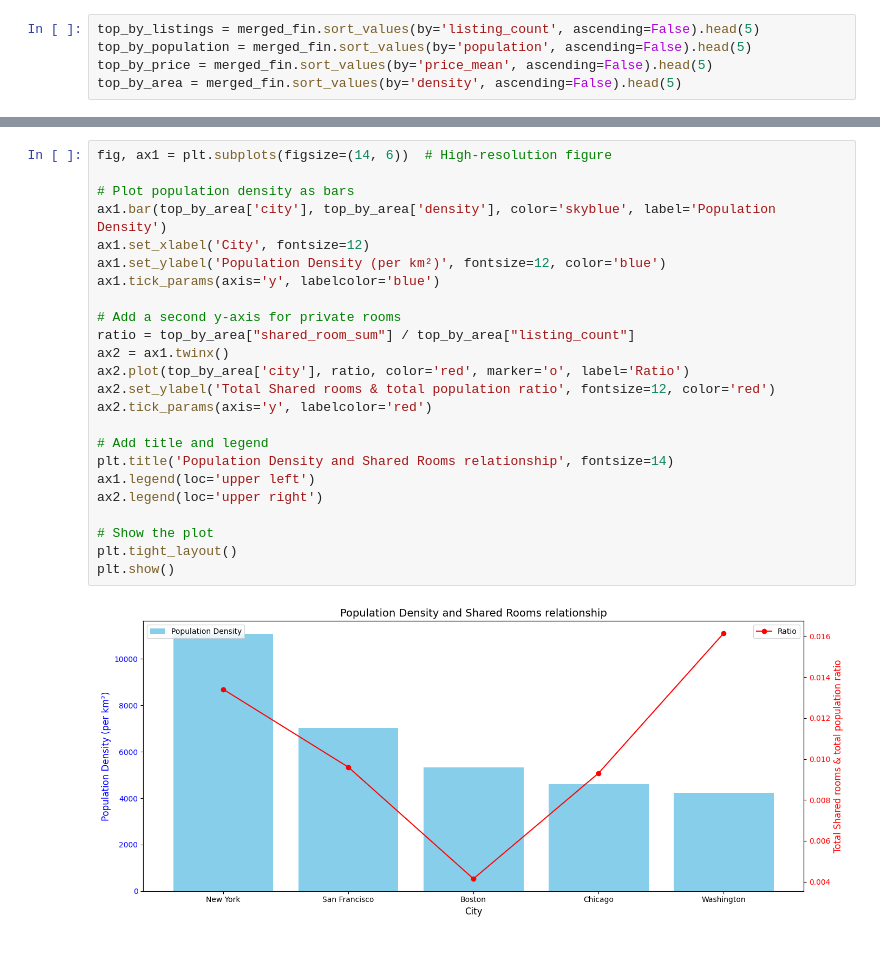
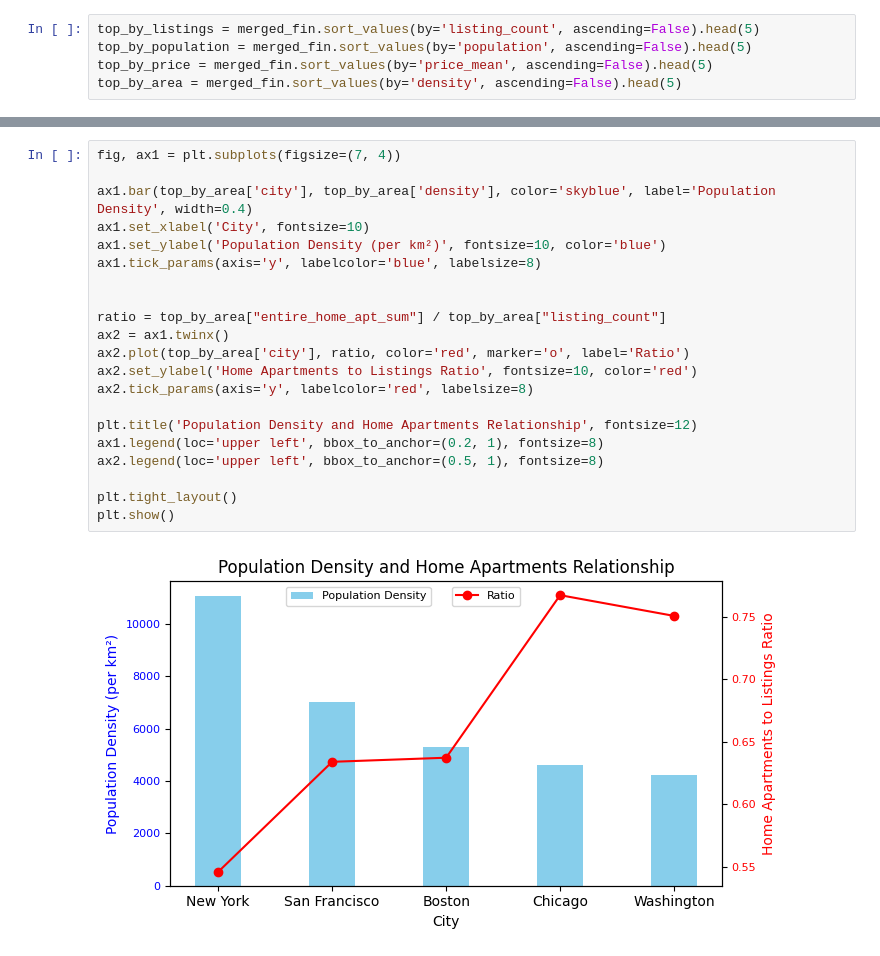
Before and after one commit to Faizankazii/made-template-jayvee, a Jupyter notebook: project/analysis.ipynb, the cells around one changed output, grey strips where cells are left out. Drawn from its saved outputs; the diff is of its cells as text.

```diff
--- a/project/analysis.ipynb
+++ b/project/analysis.ipynb
@@ -113,26 +96,23 @@ plt.show()
 # %%
-fig, ax1 = plt.subplots(figsize=(14, 6))  # High-resolution figure
+fig, ax1 = plt.subplots(figsize=(7, 4))
 
-# Plot population density as bars
-ax1.bar(top_by_area['city'], top_by_area['density'], color='skyblue', label='Population Density')
-ax1.set_xlabel('City', fontsize=12)
-ax1.set_ylabel('Population Density (per km²)', fontsize=12, color='blue')
-ax1.tick_params(axis='y', labelcolor='blue')
+ax1.bar(top_by_area['city'], top_by_area['density'], color='skyblue', label='Population Density', width=0.4)
+ax1.set_xlabel('City', fontsize=10)
+ax1.set_ylabel('Population Density (per km²)', fontsize=10, color='blue')
+ax1.tick_params(axis='y', labelcolor='blue', labelsize=8)
 
-# Add a second y-axis for private rooms
-ratio = top_by_area["shared_room_sum"] / top_by_area["listing_count"]
+
+ratio = top_by_area["entire_home_apt_sum"] / top_by_area["listing_count"]
 ax2 = ax1.twinx()
 ax2.plot(top_by_area['city'], ratio, color='red', marker='o', label='Ratio')
-ax2.set_ylabel('Total Shared rooms & total population ratio', fontsize=12, color='red')
-ax2.tick_params(axis='y', labelcolor='red')
+ax2.set_ylabel('Home Apartments to Listings Ratio', fontsize=10, color='red')
+ax2.tick_params(axis='y', labelcolor='red', labelsize=8)
 
-# Add title and legend
-plt.title('Population Density and Shared Rooms relationship', fontsize=14)
-ax1.legend(loc='upper left')
-ax2.legend(loc='upper right')
+plt.title('Population Density and Home Apartments Relationship', fontsize=12)
+ax1.legend(loc='upper left', bbox_to_anchor=(0.2, 1), fontsize=8)
+ax2.legend(loc='upper left', bbox_to_anchor=(0.5, 1), fontsize=8)
 
-# Show the plot
 plt.tight_layout()
 plt.show()
 # %% [output]
-[figure, old version]
+[figure, new version]
```
Also changed, not shown: parts of 6 cells of this notebook, 1 other file.
